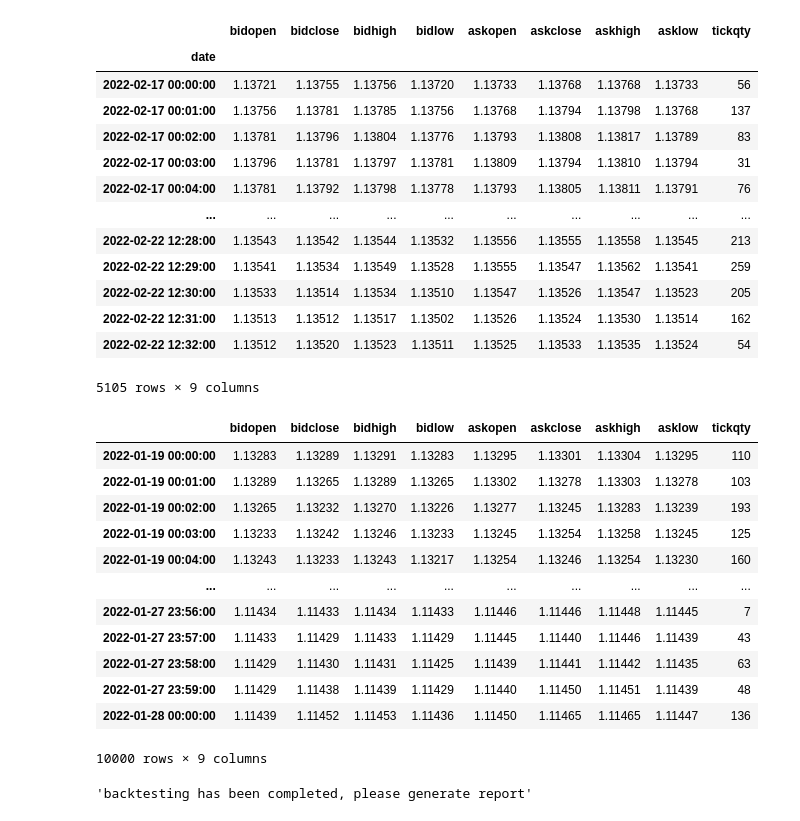
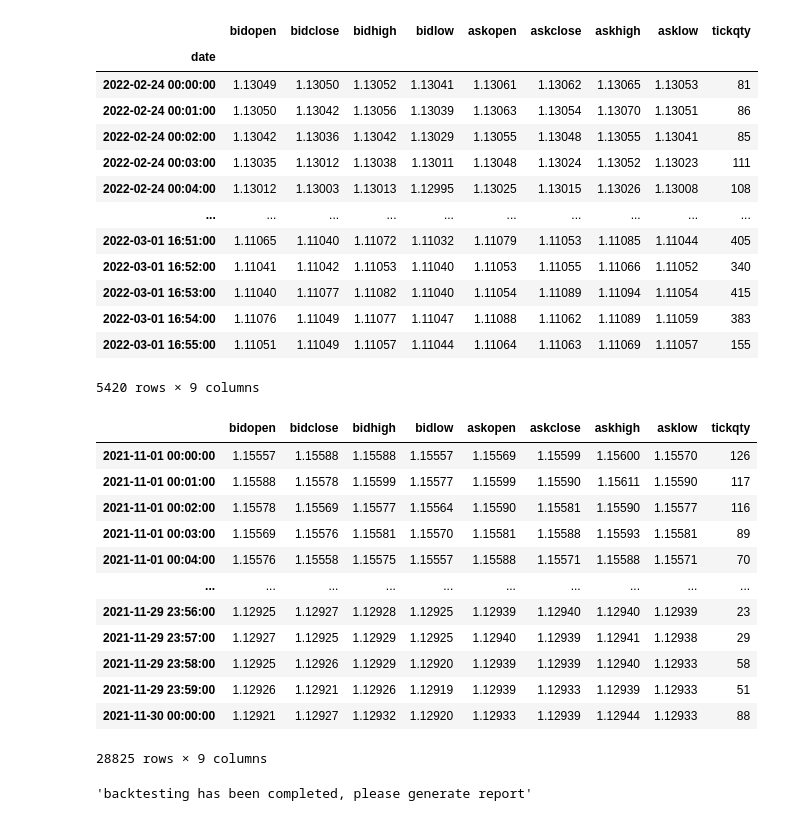
Before and after one commit to sonupal129/affinity, a Jupyter notebook: algo_test.ipynb, the cells around one changed output. Cells and saved outputs as stored; diff of their text form; code cells hidden in the pictures.

```diff
--- a/algo_test.ipynb
+++ b/algo_test.ipynb
@@ -24,27 +24,28 @@ con
 # %%
 import datetime as dt
 from icecream import ic
 
 
-start = dt.datetime(2022,2,17)
-end = dt.datetime(2022,2,23)
+start = dt.datetime(2022,2,24)
+end = dt.datetime(2022,3,2)
 data = con.get_candles('EUR/USD', period='m1', start=start, end=end) #number=250 start=start, end=end
+# data.to_csv("feb3.csv")
 data
 # %% [output]
 |  | bidopen | bidclose | bidhigh | bidlow | askopen | askclose | askhigh | asklow | tickqty |
 | date |  |  |  |  |  |  |  |  |  |
-| 2022-02-17 00:00:00 | 1.13721 | 1.13755 | 1.13756 | 1.13720 | 1.13733 | 1.13768 | 1.13768 | 1.13733 | 56 |
-| 2022-02-17 00:01:00 | 1.13756 | 1.13781 | 1.13785 | 1.13756 | 1.13768 | 1.13794 | 1.13798 | 1.13768 | 137 |
-| 2022-02-17 00:02:00 | 1.13781 | 1.13796 | 1.13804 | 1.13776 | 1.13793 | 1.13808 | 1.13817 | 1.13789 | 83 |
-| 2022-02-17 00:03:00 | 1.13796 | 1.13781 | 1.13797 | 1.13781 | 1.13809 | 1.13794 | 1.13810 | 1.13794 | 31 |
-| 2022-02-17 00:04:00 | 1.13781 | 1.13792 | 1.13798 | 1.13778 | 1.13793 | 1.13805 | 1.13811 | 1.13791 | 76 |
+| 2022-02-24 00:00:00 | 1.13049 | 1.13050 | 1.13052 | 1.13041 | 1.13061 | 1.13062 | 1.13065 | 1.13053 | 81 |
+| 2022-02-24 00:01:00 | 1.13050 | 1.13042 | 1.13056 | 1.13039 | 1.13063 | 1.13054 | 1.13070 | 1.13051 | 86 |
+| 2022-02-24 00:02:00 | 1.13042 | 1.13036 | 1.13042 | 1.13029 | 1.13055 | 1.13048 | 1.13055 | 1.13041 | 85 |
+| 2022-02-24 00:03:00 | 1.13035 | 1.13012 | 1.13038 | 1.13011 | 1.13048 | 1.13024 | 1.13052 | 1.13023 | 111 |
+| 2022-02-24 00:04:00 | 1.13012 | 1.13003 | 1.13013 | 1.12995 | 1.13025 | 1.13015 | 1.13026 | 1.13008 | 108 |
 | ... | ... | ... | ... | ... | ... | ... | ... | ... | ... |
-| 2022-02-22 12:28:00 | 1.13543 | 1.13542 | 1.13544 | 1.13532 | 1.13556 | 1.13555 | 1.13558 | 1.13545 | 213 |
-| 2022-02-22 12:29:00 | 1.13541 | 1.13534 | 1.13549 | 1.13528 | 1.13555 | 1.13547 | 1.13562 | 1.13541 | 259 |
-| 2022-02-22 12:30:00 | 1.13533 | 1.13514 | 1.13534 | 1.13510 | 1.13547 | 1.13526 | 1.13547 | 1.13523 | 205 |
-| 2022-02-22 12:31:00 | 1.13513 | 1.13512 | 1.13517 | 1.13502 | 1.13526 | 1.13524 | 1.13530 | 1.13514 | 162 |
-| 2022-02-22 12:32:00 | 1.13512 | 1.13520 | 1.13523 | 1.13511 | 1.13525 | 1.13533 | 1.13535 | 1.13524 | 54 |
+| 2022-03-01 16:51:00 | 1.11065 | 1.11040 | 1.11072 | 1.11032 | 1.11079 | 1.11053 | 1.11085 | 1.11044 | 405 |
+| 2022-03-01 16:52:00 | 1.11041 | 1.11042 | 1.11053 | 1.11040 | 1.11053 | 1.11055 | 1.11066 | 1.11052 | 340 |
+| 2022-03-01 16:53:00 | 1.11040 | 1.11077 | 1.11082 | 1.11040 | 1.11054 | 1.11089 | 1.11094 | 1.11054 | 415 |
+| 2022-03-01 16:54:00 | 1.11076 | 1.11049 | 1.11077 | 1.11047 | 1.11088 | 1.11062 | 1.11089 | 1.11059 | 383 |
+| 2022-03-01 16:55:00 | 1.11051 | 1.11049 | 1.11057 | 1.11044 | 1.11064 | 1.11063 | 1.11069 | 1.11057 | 155 |
-5105 rows × 9 columns
+5420 rows × 9 columns
 # %%
 import pandas as pd
 def print_data(data, dataframe):
@@ -71,11 +72,11 @@ def arraySortedOrNot(arr):
 from icecream import ic
 from datetime import datetime
 
-# d1 = pd.read_csv("dec1.csv")
-# d2 = pd.read_csv("dec2.csv")
-# d3 = pd.read_csv("dec3.csv")
-d3 = pd.read_csv("second_jan.csv")
-frames = [d3]
+d1 = pd.read_csv("nov1.csv")
+d2 = pd.read_csv("nov2.csv")
+d3 = pd.read_csv("nov3.csv")
+# d3 = pd.read_csv("second_jan.csv")
+frames = [d1,d2,d3]
 data = pd.concat(frames)
 data.index = data.date.values
 
@@ -86,18 +87,18 @@ data
 # pd.DataFrame(index=data.date, data=data)
 # %% [output]
 |  | bidopen | bidclose | bidhigh | bidlow | askopen | askclose | askhigh | asklow | tickqty |
-| 2022-01-19 00:00:00 | 1.13283 | 1.13289 | 1.13291 | 1.13283 | 1.13295 | 1.13301 | 1.13304 | 1.13295 | 110 |
-| 2022-01-19 00:01:00 | 1.13289 | 1.13265 | 1.13289 | 1.13265 | 1.13302 | 1.13278 | 1.13303 | 1.13278 | 103 |
-| 2022-01-19 00:02:00 | 1.13265 | 1.13232 | 1.13270 | 1.13226 | 1.13277 | 1.13245 | 1.13283 | 1.13239 | 193 |
-| 2022-01-19 00:03:00 | 1.13233 | 1.13242 | 1.13246 | 1.13233 | 1.13245 | 1.13254 | 1.13258 | 1.13245 | 125 |
-| 2022-01-19 00:04:00 | 1.13243 | 1.13233 | 1.13243 | 1.13217 | 1.13254 | 1.13246 | 1.13254 | 1.13230 | 160 |
+| 2021-11-01 00:00:00 | 1.15557 | 1.15588 | 1.15588 | 1.15557 | 1.15569 | 1.15599 | 1.15600 | 1.15570 | 126 |
+| 2021-11-01 00:01:00 | 1.15588 | 1.15578 | 1.15599 | 1.15577 | 1.15599 | 1.15590 | 1.15611 | 1.15590 | 117 |
+| 2021-11-01 00:02:00 | 1.15578 | 1.15569 | 1.15577 | 1.15564 | 1.15590 | 1.15581 | 1.15590 | 1.15577 | 116 |
+| 2021-11-01 00:03:00 | 1.15569 | 1.15576 | 1.15581 | 1.15570 | 1.15581 | 1.15588 | 1.15593 | 1.15581 | 89 |
+| 2021-11-01 00:04:00 | 1.15576 | 1.15558 | 1.15575 | 1.15557 | 1.15588 | 1.15571 | 1.15588 | 1.15571 | 70 |
 | ... | ... | ... | ... | ... | ... | ... | ... | ... | ... |
-| 2022-01-27 23:56:00 | 1.11434 | 1.11433 | 1.11434 | 1.11433 | 1.11446 | 1.11446 | 1.11448 | 1.11445 | 7 |
-| 2022-01-27 23:57:00 | 1.11433 | 1.11429 | 1.11433 | 1.11429 | 1.11445 | 1.11440 | 1.11446 | 1.11439 | 43 |
-| 2022-01-27 23:58:00 | 1.11429 | 1.11430 | 1.11431 | 1.11425 | 1.11439 | 1.11441 | 1.11442 | 1.11435 | 63 |
-| 2022-01-27 23:59:00 | 1.11429 | 1.11438 | 1.11439 | 1.11429 | 1.11440 | 1.11450 | 1.11451 | 1.11439 | 48 |
-| 2022-01-28 00:00:00 | 1.11439 | 1.11452 | 1.11453 | 1.11436 | 1.11450 | 1.11465 | 1.11465 | 1.11447 | 136 |
+| 2021-11-29 23:56:00 | 1.12925 | 1.12927 | 1.12928 | 1.12925 | 1.12939 | 1.12940 | 1.12940 | 1.12939 | 23 |
+| 2021-11-29 23:57:00 | 1.12927 | 1.12925 | 1.12929 | 1.12925 | 1.12940 | 1.12939 | 1.12941 | 1.12938 | 29 |
+| 2021-11-29 23:58:00 | 1.12925 | 1.12926 | 1.12929 | 1.12920 | 1.12939 | 1.12939 | 1.12940 | 1.12933 | 58 |
+| 2021-11-29 23:59:00 | 1.12926 | 1.12921 | 1.12926 | 1.12919 | 1.12939 | 1.12933 | 1.12939 | 1.12933 | 51 |
+| 2021-11-30 00:00:00 | 1.12921 | 1.12927 | 1.12932 | 1.12920 | 1.12933 | 1.12939 | 1.12944 | 1.12933 | 88 |
-10000 rows × 9 columns
+28825 rows × 9 columns
 # %%
 # import ta
 # from ta.trend import *
```
Also changed, not shown: parts of 5 cells of this notebook, 1 other file.
